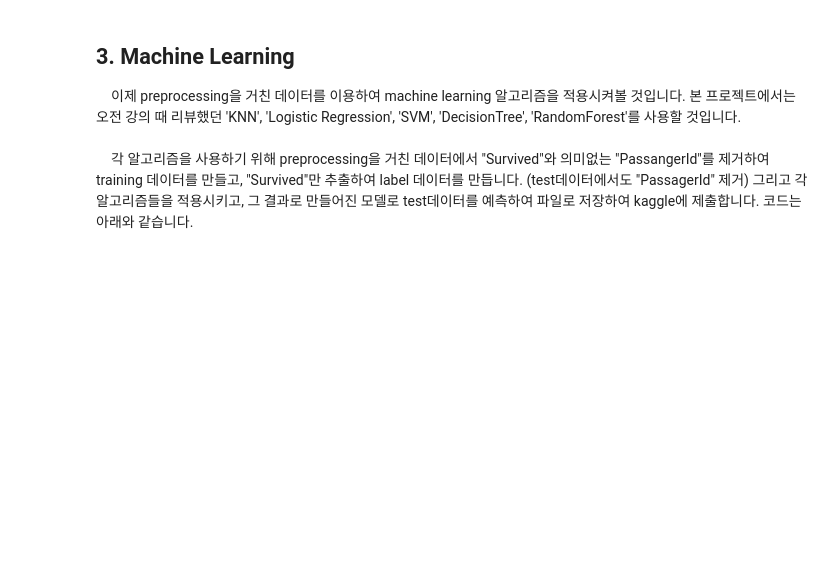
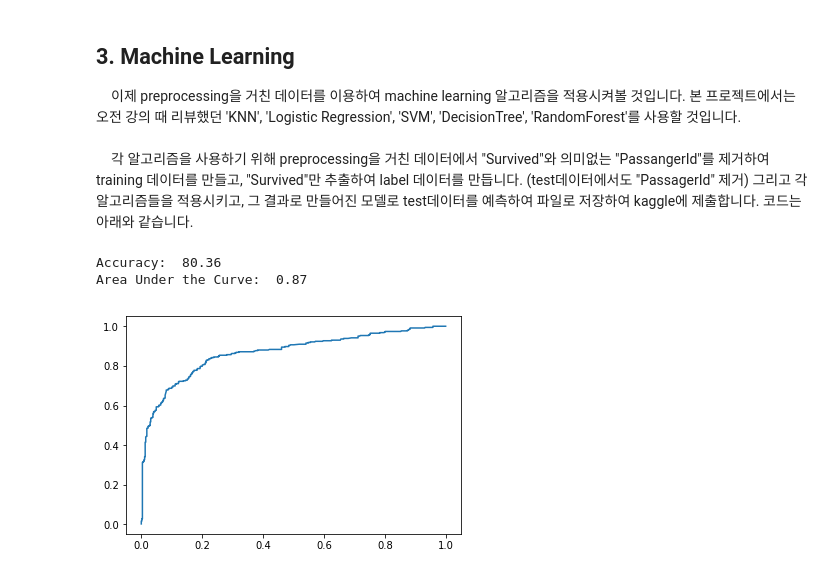
Before and after one commit to yooseonghwan/KB-KAIST-AI-2018, a Jupyter notebook: Day 2- Project-master/Project-master/Titanic_Project_Guide.ipynb, the cells around one changed output. Cells and saved outputs as stored; diff of their text form; code cells hidden in the pictures; blank space fills up the shorter version.

```diff
--- a/Day 2- Project-master/Project-master/Titanic_Project_Guide.ipynb
+++ b/Day 2- Project-master/Project-master/Titanic_Project_Guide.ipynb
@@ -348,23 +466,27 @@ X_test = preprocessing_test_data.drop(['PassengerId'], axis=1)
 # %%
 # 알고리즘 선택, 사용하고 싶은 알고리즘을 classifier로 지정하여 사용
 # classifier = KNeighborsClassifier()
-# classifier = LogisticRegression()
+classifier = LogisticRegression()
 # classifier = SVC(probability=True)
 # classifier = DecisionTreeClassifier()
 # classifier = RandomForestClassifier()
 # classifier = GaussianNB()
 
 # 위에서 설정한 classifier의 accuracy 및 AUC, ROC 곡선 확인
 classifier.fit(X_train, Y_train)
 accuracy = classifier.score(X_train, Y_train) * 100
 Y_train_pred = classifier.predict_proba(X_train)[:, 1]
 
 FPR, TPR, thresholds = roc_curve(Y_train, Y_train_pred)
 AUC = roc_auc_score(Y_train, Y_train_pred)
 
 plt.plot(FPR, TPR)
 print("Accuracy: ", "{0:.2f}".format(accuracy))
 print("Area Under the Curve: ", "{0:.2f}".format(AUC))
+# %% [output]
+Accuracy:  80.36
+Area Under the Curve:  0.87
+[figure, added]
 # %%
 # test 데이터 예측 결과 출력 및 kaggle 제출파일 생성
 predict = classifier.predict(X_test)
```
Also changed, not shown: parts of 13 cells of this notebook, 7 other files.
